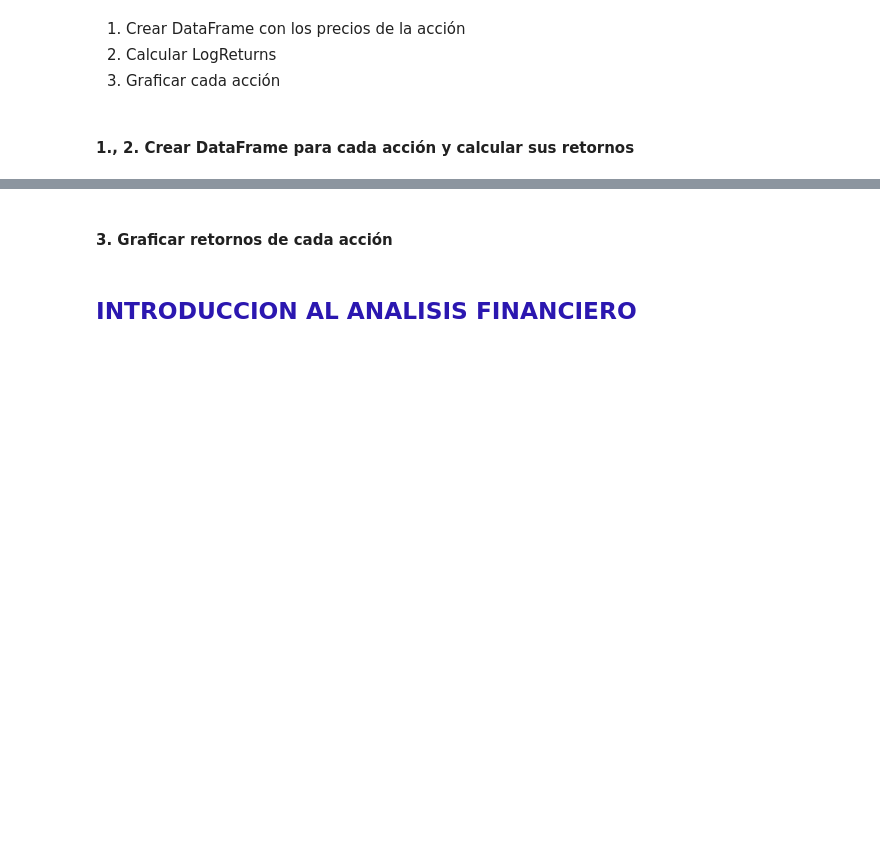
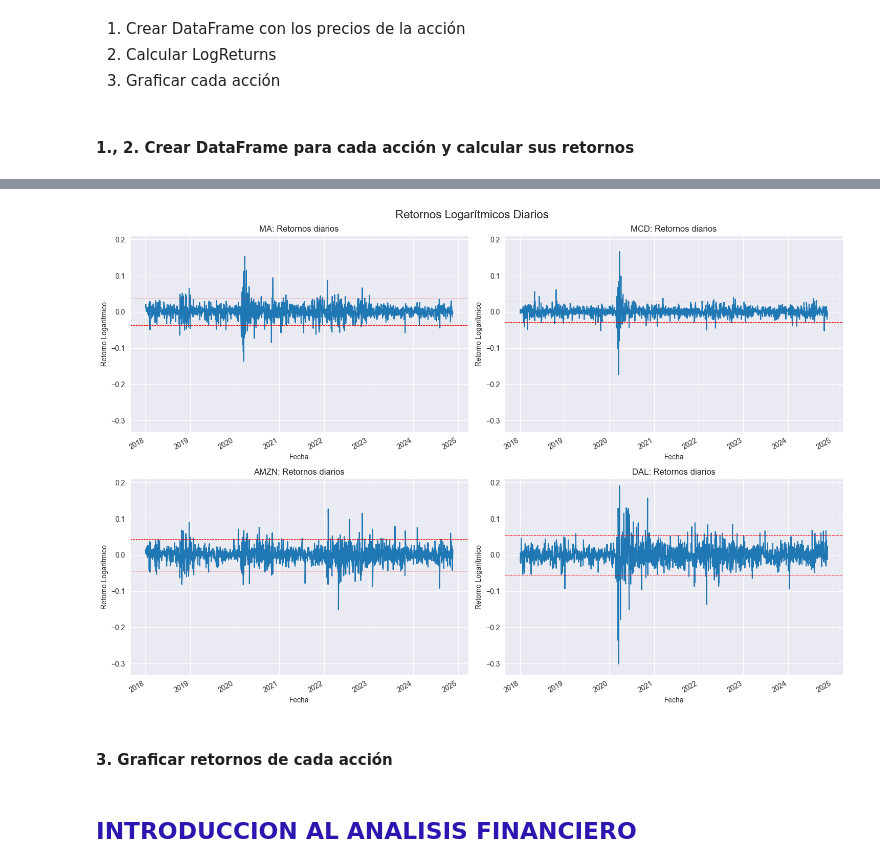
Before and after one commit to carlosdeoncedos/CienciaDatosFinanzas2024_11, a Jupyter notebook: Sesion9.ipynb, the cells around one changed output, grey strips where cells are left out. Saved outputs shown, nothing was run; the diff lists cells and outputs as text; code cells hidden in the pictures; blank space fills up the shorter version.

```diff
--- a/Sesion9.ipynb
+++ b/Sesion9.ipynb
@@ -1270,3 +1248,10 @@ master_card = df_datos['Adj Close']['MA'].copy().to_frame()
 mcdonalds = df_datos['Adj Close']['MCD'].copy().to_frame()
 amazon = df_datos['Adj Close']['AMZN'].copy().to_frame()
 united = df_datos['Adj Close']['DAL'].copy().to_frame()
+# %%
+tickers = ['MA', 'MCD', 'AMZN', 'DAL']
+dict_dataframe = {}
+
+for ticker in tickers:
+    dict_dataframe[ticker] = df_datos['Adj Close'][ticker].copy().to_frame().rename(columns={ticker: 'Adj Close'})
+    dict_dataframe[ticker]['ret'] = np.log(dict_dataframe[ticker] / dict_dataframe[ticker].shift(1))
@@ -1273,3 +1275,29 @@ united = df_datos['Adj Close']['DAL'].copy().to_frame()
+# %%
+min_val = min(df['ret'].min() * 1.1 for df in dict_dataframe.values())
+max_val = max(df['ret'].max() * 1.1 for df in dict_dataframe.values())
+
+fig, axes = plt.subplots(2, 2, figsize=(14.8, 10))  # Ajusta el tamaño según sea necesario
+axes = axes.flatten()  # Aplana los ejes para facilitar el acceso al forloop
+fig.suptitle("Retornos Logarítmicos Diarios", fontsize=16)
+
+# Iterar sobre cada DataFrame en el diccionario y los ejes
+for i, (ticker, df) in enumerate(dict_dataframe.items()):
+    # Graficar la columna 'ret' en el eje correspondiente
+    df['ret'].plot(ax=axes[i], title=f"{ticker}: Retornos diarios")
+    axes[i].set_ylabel("Retorno Logarítmico")
+    axes[i].set_xlabel("Fecha")
+
+    sigma = df['ret'].std()
+    axes[i].axhline(2 * sigma, color='r', linestyle='--', linewidth=0.7, label="+2 Sigma")
+    axes[i].axhline(-2 * sigma, color='r', linestyle='--', linewidth=0.7, label="-2 Sigma")
+
+    axes[i].set_ylim(min_val, max_val)
+
+# Ajustar el layout para que no se solapen
+plt.tight_layout()
+plt.show();
+# %% [output]
+[figure, added]
 # %% [markdown]
 #### 3. Graficar retornos de cada acción
 # %% [markdown]
```
Also changed, not shown: parts of 255 cells of this notebook, 2 other files.
